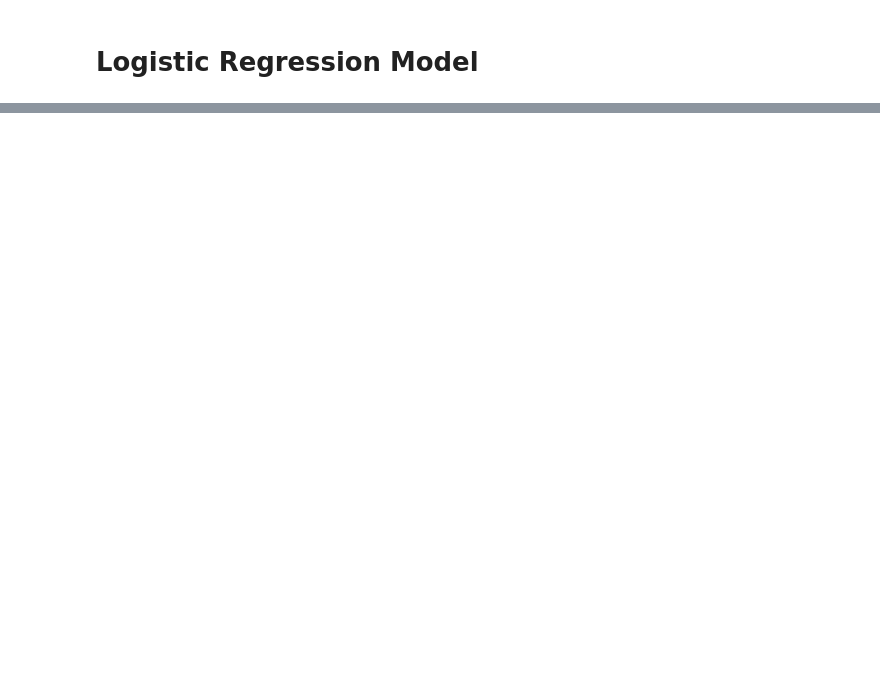
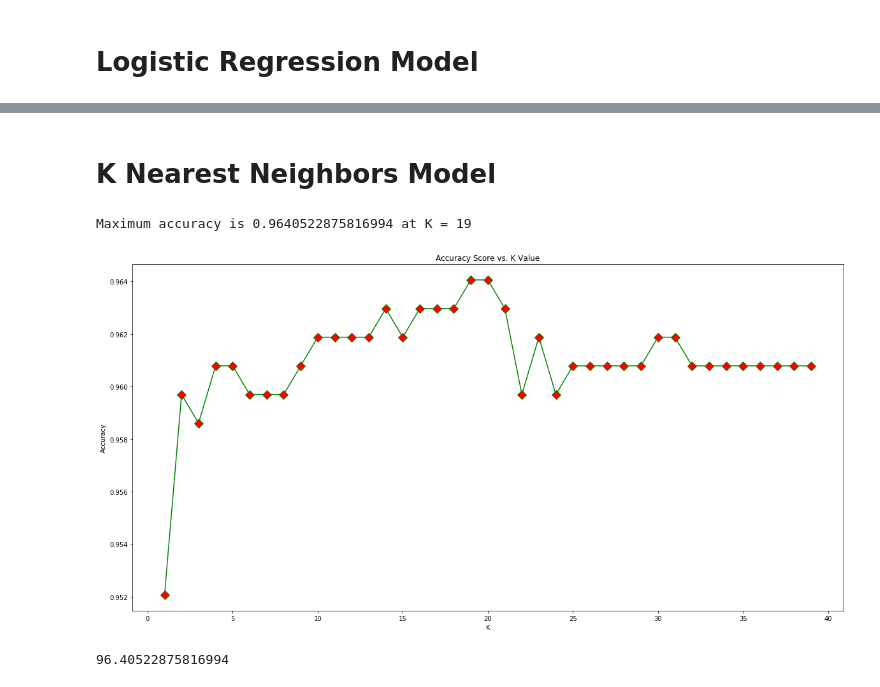
Before and after one commit to ridz1094/bankruptcy_prediction, a Jupyter notebook: bankruptcy_prediction.ipynb, the cells around one changed output, grey strips where cells are left out. Saved outputs shown, nothing was run; the diff lists cells and outputs as text; code cells hidden in the pictures; blank space fills up the shorter version.

Commit message:
Added KNN model

```diff
--- a/bankruptcy_prediction.ipynb
+++ b/bankruptcy_prediction.ipynb
@@ -183,0 +187,32 @@ cm = confusion_matrix(y_test, y_pred)
+# %% [markdown]
+# K Nearest Neighbors Model
+# %%
+#KNN
+#Checking the value of K for which the accuracy rate is maximum by plotting it onto graph
+accuracy_arr = []
+for i in range(1,40):
+    knn = KNeighborsClassifier(n_neighbors = i).fit(X_train,y_train)
+    pred_i = knn.predict(X_test)
+    accuracy_arr.append(accuracy_score(y_test, pred_i))
+
+plt.figure(figsize=(20,10))
+plt.plot(range(1,40), accuracy_arr, color='green', marker='D',markerfacecolor='red', markersize=10)
+plt.title('Accuracy Score vs. K Value')
+plt.xlabel('K')
+plt.ylabel('Accuracy')
+max_accuracy = max(accuracy_arr)
+print("Maximum accuracy is", max_accuracy,"at K =", accuracy_arr.index(max_accuracy)+1)
+# %% [output]
+Maximum accuracy is 0.9640522875816994 at K = 19
+[figure, added]
+# %%
+#Selecting value of K as 19
+modelKNN = KNeighborsClassifier(n_neighbors=19)
+modelKNN.fit(X_train, y_train)
+y_predKNN = modelKNN.predict(X_test)
+accuracyKNN = accuracy_score(y_test, y_predKNN)
+print(accuracyKNN*100)
+
+cm = confusion_matrix(y_test, y_predKNN)
+# %% [output]
+96.40522875816994
```
Also changed, not shown: parts of 5 cells of this notebook.
